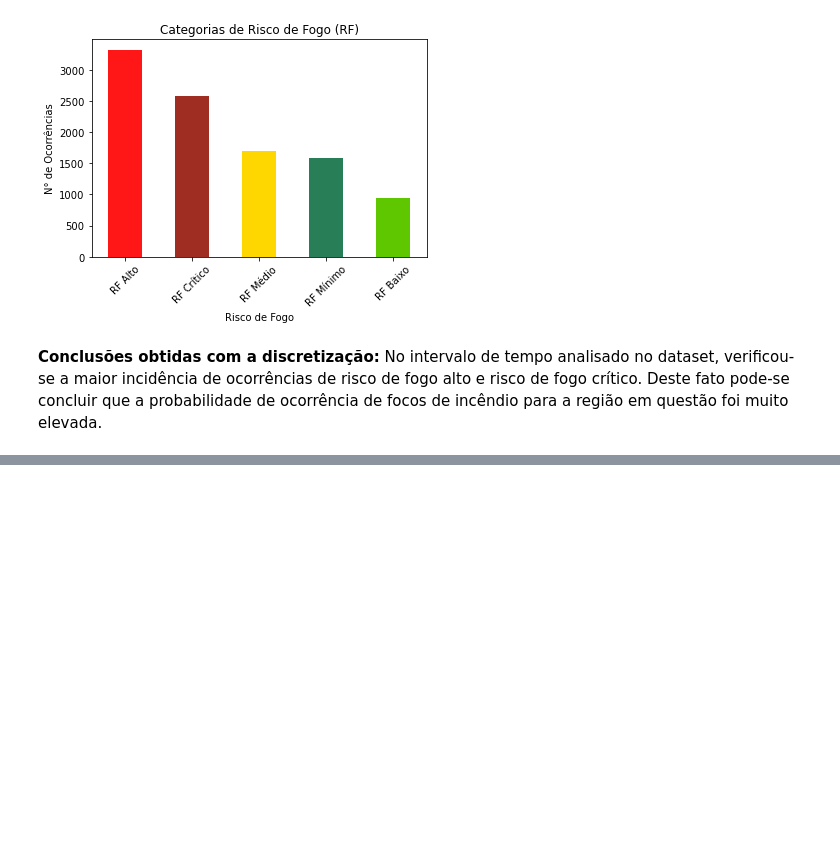
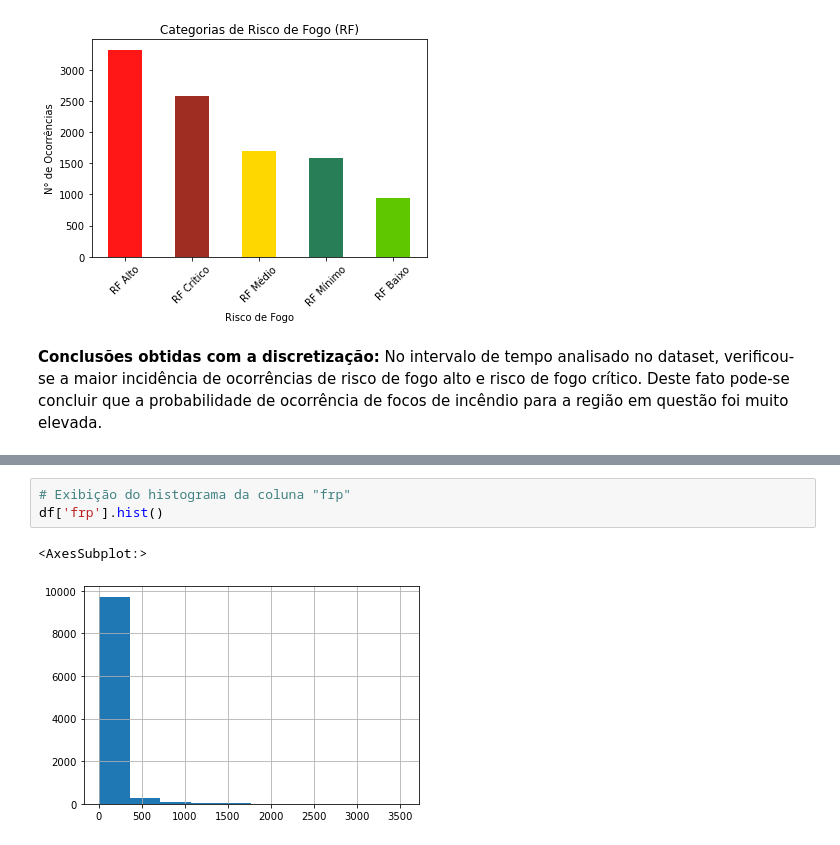
Before and after one commit to wanderson-r-marques/projeto-intro-analise-dados, a Jupyter notebook: projeto-intro-analise-dados.ipynb, the cells around one changed output, grey strips where cells are left out. Saved outputs shown, nothing was run; the diff lists cells and outputs as text; blank space fills up the shorter version.

```diff
--- a/projeto-intro-analise-dados.ipynb
+++ b/projeto-intro-analise-dados.ipynb
@@ -181,0 +221,6 @@ plt.show()
+# %%
+# Exibição do histograma da coluna "frp"
+df['frp'].hist()
+# %% [output]
+<AxesSubplot:>
+[figure, added]
```
Also changed, not shown: parts of 15 cells of this notebook, 1 other file.
